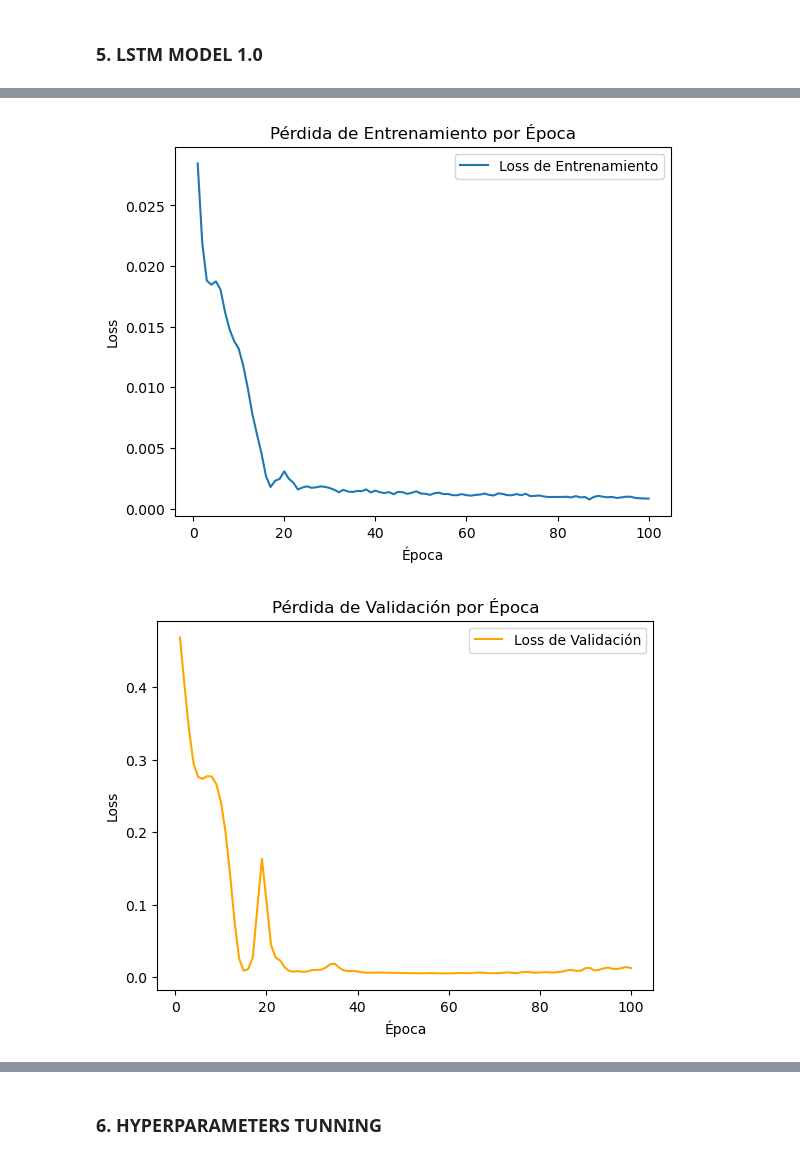
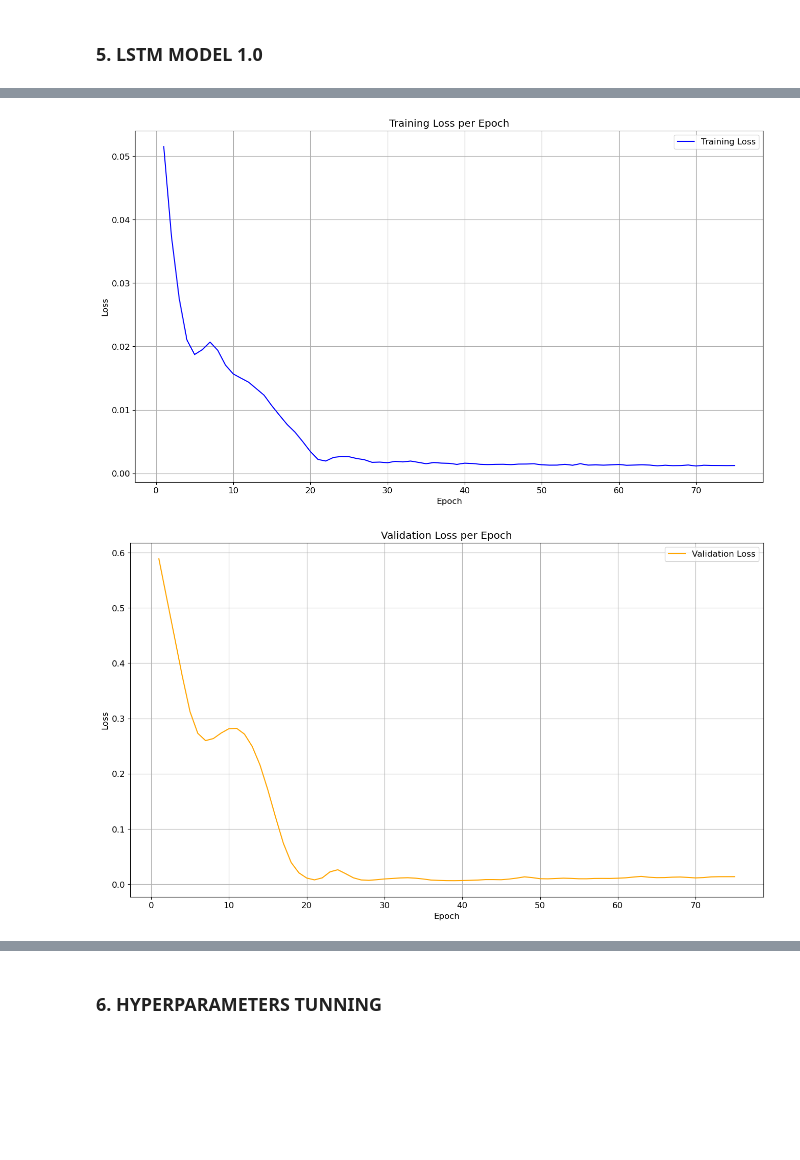
Before and after one commit to FabianJuarez182/Prediction-Company-Stock, a Jupyter notebook: stock-prediction.ipynb, the cells around one changed output, grey strips where cells are left out. Saved outputs shown, nothing was run; the diff lists cells and outputs as text; code cells hidden in the pictures; blank space fills up the shorter version.

```diff
--- a/stock-prediction.ipynb
+++ b/stock-prediction.ipynb
@@ -29,6 +36,12 @@ import optuna
+# %%
+# Plotting Parameters
+plt.rcParams['figure.figsize'] = (16,9)
+plt.rcParams['axes.grid'] = True
+plt.rcParams.update({'font.size': 12})
 # %% [markdown]
 ### 2. DATASET
 # %%
+
 # Set the start and end dates
 start_time_all = datetime.datetime(2019, 7, 1) # 2020-01-01
 end_time_train = datetime.datetime(2020, 9, 8) # 2020-06-30
@@ -37,6 +50,8 @@ end_time_all = datetime.datetime(2020, 12, 1) # 2020-12-31
 # Download TSLA data
 tsla_price_df = yf.download('TSLA', start=start_time_all, end=end_time_all)
 tsla_price_df.index = pd.to_datetime(tsla_price_df.index)
+tsla_price_df.columns = tsla_price_df.columns.get_level_values(-2)
+tsla_price_df.index = tsla_price_df.index.tz_localize(None)
 
 # Split the dataset into training and testing sets (80% training, 20% testing)
 train_df, test_df = train_test_split(tsla_price_df, test_size=0.2, shuffle=False)
@@ -194,3 +248,21 @@ class LSTMModel(nn.Module):
         out, _ = self.lstm(x, (h0, c0))
         out = self.fc(out[:, -1, :])
         return out
+# %%
+# Plot the training and validation losses
+def plot_losses(train_losses_over_epochs, val_losses_over_epochs, num_epochs):
+    plt.figure()
+    plt.plot(range(1, num_epochs+1), train_losses_over_epochs, label='Training Loss', color='blue')
+    plt.xlabel('Epoch')
+    plt.ylabel('Loss')
+    plt.title('Training Loss per Epoch')
+    plt.legend()
+    plt.show()
+
+    plt.figure()
+    plt.plot(range(1, num_epochs+1), val_losses_over_epochs, label='Validation Loss', color='orange')
+    plt.xlabel('Epoch')
+    plt.ylabel('Loss')
+    plt.title('Validation Loss per Epoch')
+    plt.legend()
+    plt.show()
@@ -210,7 +298,7 @@ model = LSTMModel(input_size, hidden_size, num_layers, dropout_prob).to(device)
 criterion = nn.MSELoss()
 optimizer = torch.optim.Adam(model.parameters(), lr=0.001)
 
-num_epochs = 100
+num_epochs = 75
 
 train_losses_over_epochs = []
 val_losses_over_epochs = []
@@ -256,19 +344,5 @@ for epoch in range(num_epochs):
         print(f"Epoch {epoch+1}/{num_epochs}, Loss: {avg_train_loss:.4f}, Val Loss: {avg_val_loss:.4f}")
 
 # Plot the training and validation losses
-plt.figure()
-plt.plot(range(1, num_epochs+1), train_losses_over_epochs, label='Training Loss', color='blue')
-plt.xlabel('Epoch')
-plt.ylabel('Loss')
-plt.title('Training Loss per Epoch')
-plt.legend()
-plt.show()
-
-plt.figure()
-plt.plot(range(1, num_epochs+1), val_losses_over_epochs, label='Validation Loss', color='orange')
-plt.xlabel('Epoch')
-plt.ylabel('Loss')
-plt.title('Validation Loss per Epoch')
-plt.legend()
-plt.show()
+plot_losses(train_losses_over_epochs, val_losses_over_epochs, num_epochs)
 # %% [output]
@@ -295,5 +364,5 @@ Epoch 100/100, Loss: 0.0008, Val Loss: 0.0126
-[figure, old version]
+[figure, new version]
-[figure, old version]
+[figure, new version]
 # %%
 # Set the model to evaluation mode
 test_array = test_data.values
```
Also changed, not shown: parts of 23 cells of this notebook.
